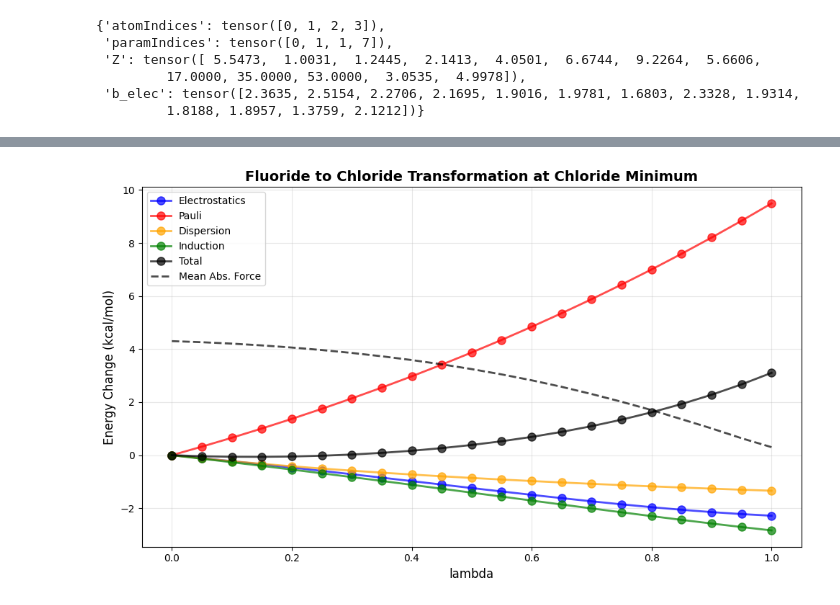
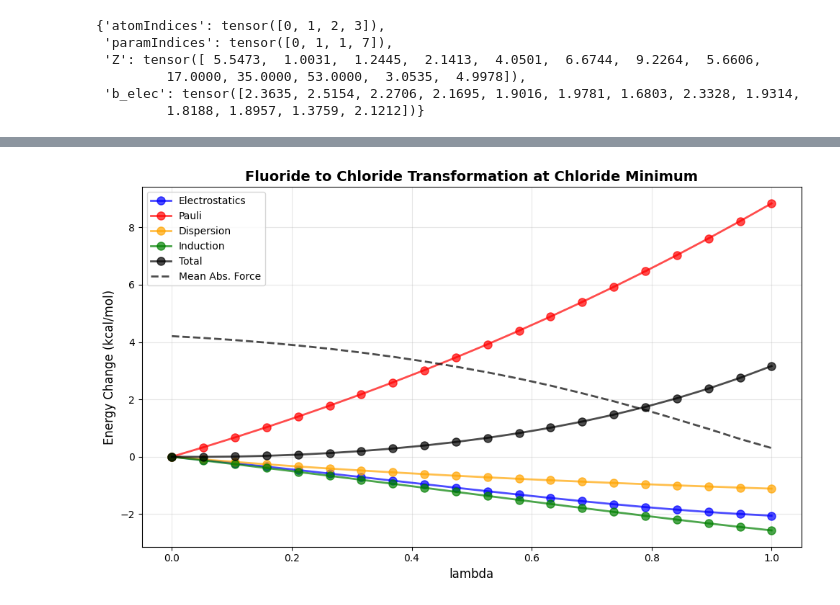
Before and after one commit to Ericwang6/pyCMM, a Jupyter notebook: notebooks/thermodynamic_integration.ipynb, the cells around one changed output, grey strips where cells are left out. Drawn from its saved outputs; the diff is of its cells as text; code cells hidden in the pictures.

Commit message:
Simplified the alchemical system class

```diff
--- a/notebooks/thermodynamic_integration.ipynb
+++ b/notebooks/thermodynamic_integration.ipynb
@@ -23,7 +23,7 @@ h2o_f_dimer_path = os.path.join(os.path.abspath(''), 'data/h2o_f_dimer.pdb')
 h2o_cl_dimer_path = os.path.join(os.path.abspath(''), 'data/h2o_cl_dimer.pdb')
 
 # Parameterize system using fluorine #
-h2o_f_pdb = app.PDBFile(h2o_cl_dimer_path)
+h2o_f_pdb = app.PDBFile(h2o_f_dimer_path)
 top = Topology.fromOpenmm(h2o_f_pdb.topology, device)
 system = ff.parametrize(top, use_fd_morse=True, cutoff_sr=6.0, use_lr_dispersion=True, use_hardness_change=False, use_ewald=False, use_polarization_extrapolation=False)
 
@@ -228,6 +192,7 @@ schedule = {
+# %%
+alchemical_system_2 = create_alchemical_system_atom_type_transformation(system, 3, 'cl-')
 # %%
-#alchemical_system = AlchemicalSystem(system, schedule)
-#alchemical_system._update_parameters(20)
-#print(alchemical_system.system.parametrizers["ChargePenetration"].params['b_elec'])
-#print(alchemical_system.system.parametrizers["Multipoles"].params['mono'])
-#print(alchemical_system.system.parametrizers["Dispersion"].params['b_disp'])
+alchemical_system_2.update_parameters(0.0)
+print(alchemical_system_2.system.parametrizers["ChargePenetration"].params['b_elec'])
+print(alchemical_system_2.system.parametrizers["Multipoles"].params['mono'])
+print(alchemical_system_2.system.parametrizers["Dispersion"].params['C6_disp'])
@@ -234,2 +206,0 @@ schedule = {
-# %%
-alchemical_system_2 = create_alchemical_system_atom_type_transformation(system, schedule, 'cl-')
@@ -275,14 +233,13 @@ def plot_alchemical_energies():
     induction_energies = []
     total_energies = []
     mean_abs_force = []
-    step = np.array([i for i in range(21)])
-    for i in step:
+    lam_values = np.linspace(0.0, 1.0, 20)
+    for lam in lam_values:
         coords.grad = None # So that grads are not accumulated.
-        alchemical_system_2._update_parameters(i)
+        alchemical_system_2.update_parameters(lam)
         energies = alchemical_system_2.system.getEnergy(coords, box)
         energies['total'].backward()
         mean_abs_force.append(np.mean(np.abs(coords.grad.detach().cpu().numpy() * HARTREE2KCAL / BOHR2ANG)))
-
 
         elec_energies.append(energies['perm_elec'].item() * HARTREE2KCAL)
         disp_energies.append(energies['disp'].item() * HARTREE2KCAL)
@@ -290,41 +247,38 @@ def plot_alchemical_energies():
         pauli_energies.append(energies['pauli'].item() * HARTREE2KCAL)
         total_energies.append(energies['total'].item() * HARTREE2KCAL)
 
-
     elec_energies = np.array(elec_energies)
     disp_energies = np.array(disp_energies)
     pauli_energies = np.array(pauli_energies)
     induction_energies = np.array(induction_energies)
     total_energies = np.array(total_energies)
     mean_abs_force = np.array(mean_abs_force)
-
-    lam_values = step / 20.0
 
     plt.figure(figsize=(10, 6))
     plt.plot(lam_values, elec_energies - elec_energies[0], 'o-', linewidth=2, markersize=8,
         markerfacecolor='blue', markeredgecolor='blue', color='blue', alpha=0.7, label="Electrostatics")
     plt.plot(lam_values, pauli_energies - pauli_energies[0], 'o-', linewidth=2, markersize=8,
         markerfacecolor='red', markeredgecolor='red', color='red', alpha=0.7, label="Pauli")
     plt.plot(lam_values, disp_energies - disp_energies[0], 'o-', linewidth=2, markersize=8,
         markerfacecolor='orange', markeredgecolor='orange', color='orange', alpha=0.7, label="Dispersion")
     plt.plot(lam_values, induction_energies - induction_energies[0], 'o-', linewidth=2, markersize=8,
         markerfacecolor='green', markeredgecolor='green', color='green', alpha=0.7, label="Induction")
     plt.plot(lam_values, total_energies - total_energies[0], 'o-', linewidth=2, markersize=8,
             markerfacecolor='black', markeredgecolor='black', color='black', alpha=0.7, label="Total")
     plt.plot(lam_values, mean_abs_force, '--', linewidth=2, markersize=8,
         markerfacecolor='black', markeredgecolor='black', color='black', alpha=0.7, label="Mean Abs. Force")
 
     plt.xlabel('lambda', fontsize=12)
     plt.ylabel('Energy Change (kcal/mol)', fontsize=12)
     plt.title('Fluoride to Chloride Transformation at Chloride Minimum', fontsize=14, fontweight='bold')
 
     plt.grid(True, alpha=0.3)
 
     plt.legend()
 
     plt.tight_layout()
     plt.show()
 
 plot_alchemical_energies()
 # %% [output]
-[figure, old version]
+[figure, new version]
```
Also changed, not shown: parts of 9 cells of this notebook.
